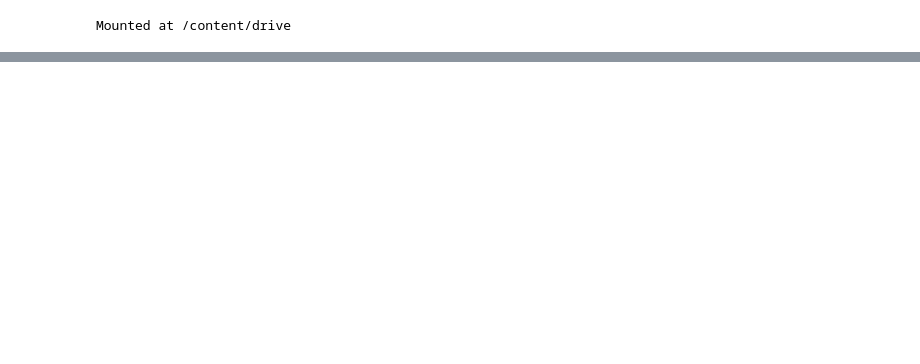
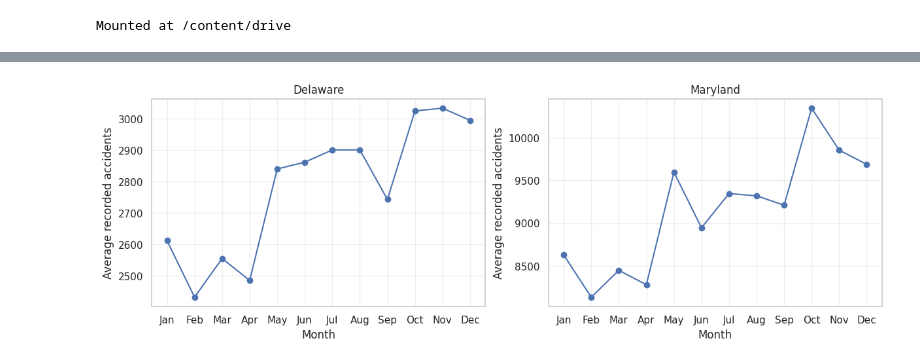
Before and after one commit to aaronteork/CS5284_GML, a Jupyter notebook: eda.ipynb, the cells around one changed output, grey strips where cells are left out. Saved outputs shown, nothing was run; the diff lists cells and outputs as text; code cells hidden in the pictures; blank space fills up the shorter version.

```diff
--- a/eda.ipynb
+++ b/eda.ipynb
@@ -498,0 +414,18 @@ max -75.049863  39.839218
+# %%
+fig, axes = plt.subplots(1, 2, figsize=(12, 4), layout="constrained")
+
+for ax, state in zip(axes, ["DE", "MD"]):
+    monthly = data[state]["accidents"].groupby(["year", "month"])["acc_count"].sum()
+    seasonal = monthly.groupby("month").mean()
+
+    ax.plot(seasonal.index, seasonal.values, marker="o")
+    ax.set(title="Delaware" if state == "DE" else "Maryland",
+           xlabel="Month", ylabel="Average recorded accidents",
+           xticks=range(1, 13),
+           xticklabels=["Jan", "Feb", "Mar", "Apr", "May", "Jun",
+                        "Jul", "Aug", "Sep", "Oct", "Nov", "Dec"])
+    ax.grid(alpha=0.3)
+
+plt.show()
+# %% [output]
+[figure, added]
```
Also changed, not shown: parts of 45 cells of this notebook, 1 other file.
